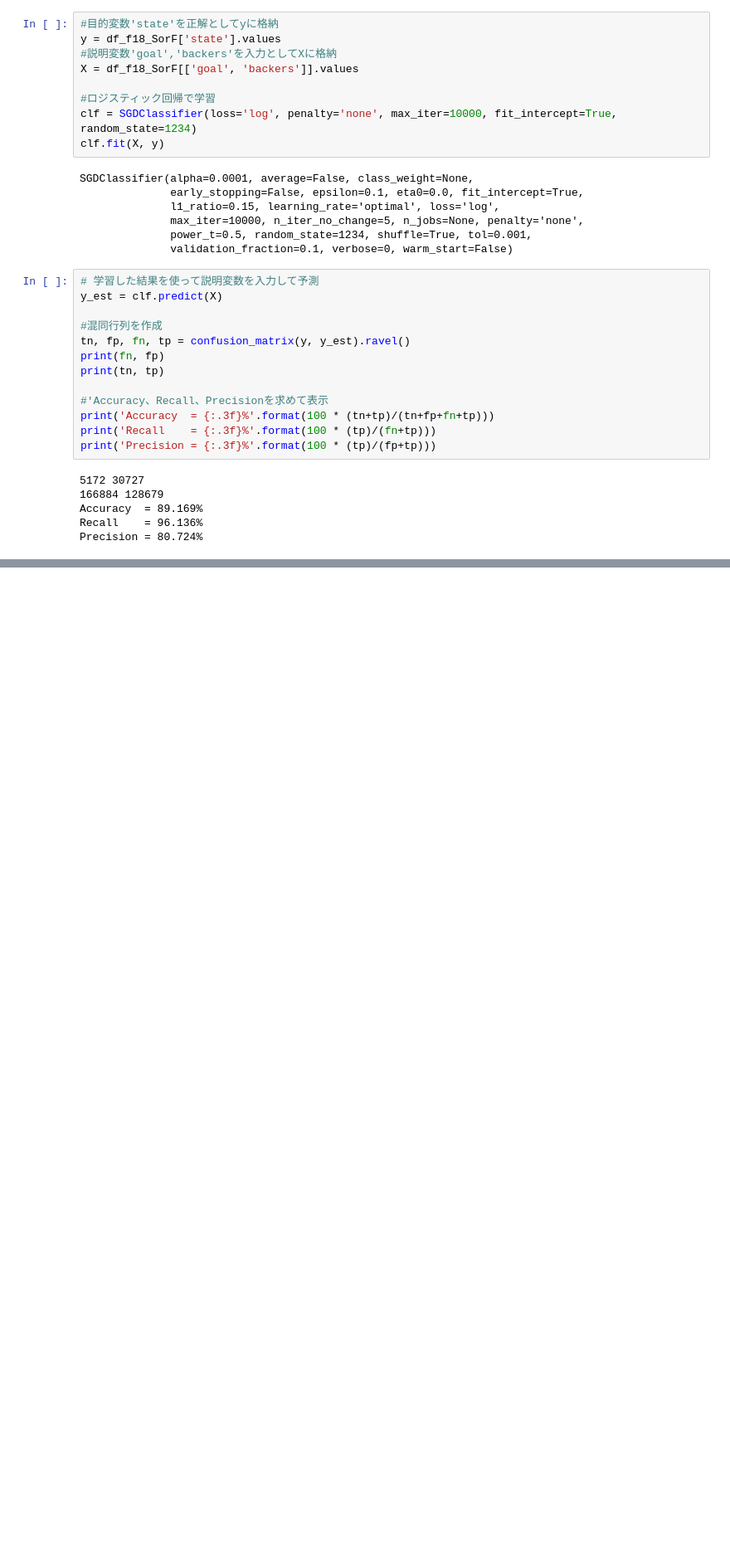
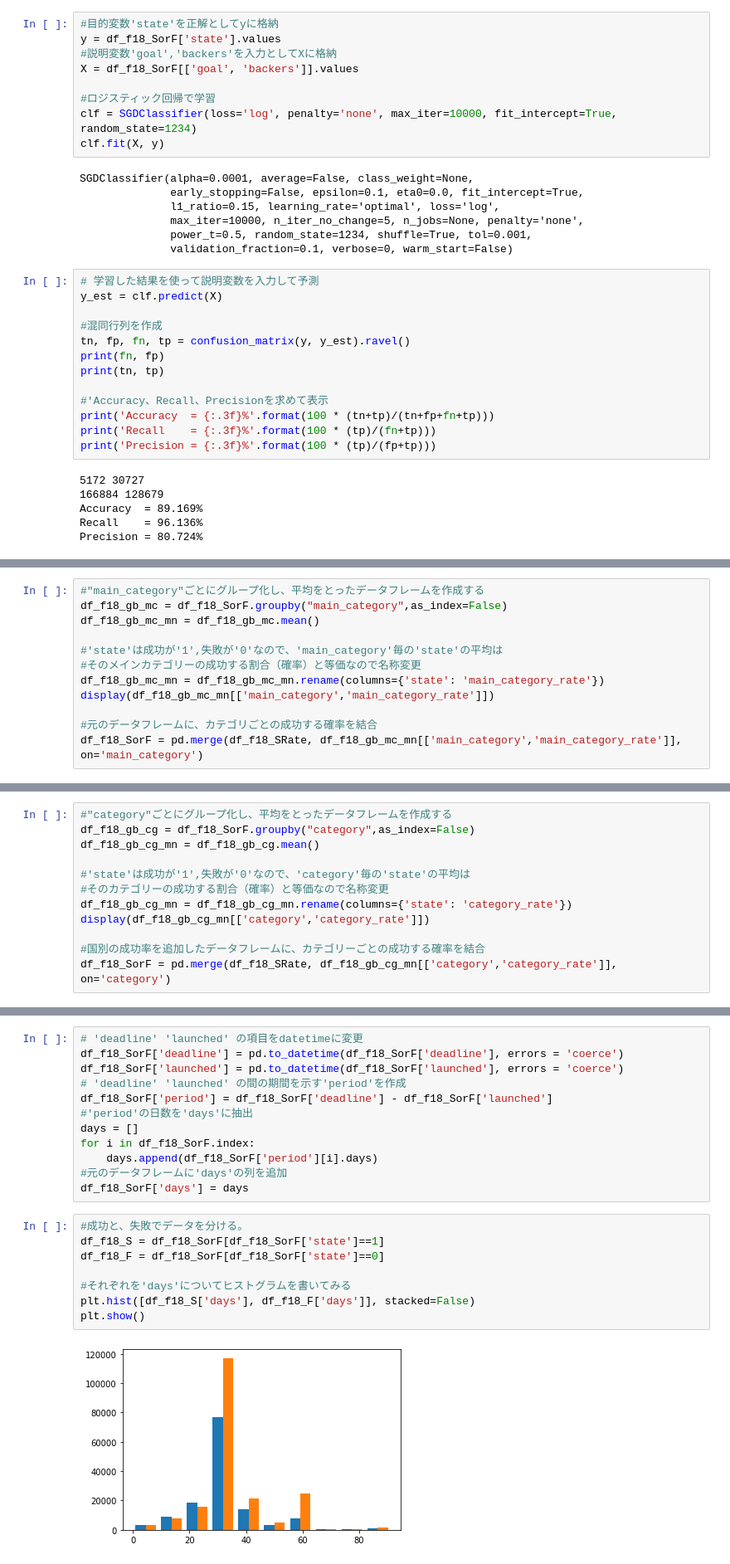
Before and after one commit to CentralEden/mlStudy, a Jupyter notebook: KickstarterProjects/kickstarter.ipynb, the cells around one changed output, grey strips where cells are left out. Shown: that part at 83% size. Saved outputs shown, nothing was run; the diff lists cells and outputs as text; blank space fills up the shorter version.

```diff
--- a/KickstarterProjects/kickstarter.ipynb
+++ b/KickstarterProjects/kickstarter.ipynb
@@ -245,0 +303,12 @@ Precision = 80.724%
+# %%
+#"main_category"ごとにグループ化し、平均をとったデータフレームを作成する
+df_f18_gb_mc = df_f18_SorF.groupby("main_category",as_index=False)
+df_f18_gb_mc_mn = df_f18_gb_mc.mean()
+
+#'state'は成功が'1',失敗が'0'なので、'main_category'毎の'state'の平均は
+#そのメインカテゴリーの成功する割合（確率）と等価なので名称変更
+df_f18_gb_mc_mn = df_f18_gb_mc_mn.rename(columns={'state': 'main_category_rate'})
+display(df_f18_gb_mc_mn[['main_category','main_category_rate']])
+
+#元のデータフレームに、カテゴリごとの成功する確率を結合
+df_f18_SorF = pd.merge(df_f18_SRate, df_f18_gb_mc_mn[['main_category','main_category_rate']], on='main_category')
@@ -245,0 +332,12 @@ Precision = 80.724%
+# %%
+#"category"ごとにグループ化し、平均をとったデータフレームを作成する
+df_f18_gb_cg = df_f18_SorF.groupby("category",as_index=False)
+df_f18_gb_cg_mn = df_f18_gb_cg.mean()
+
+#'state'は成功が'1',失敗が'0'なので、'category'毎の'state'の平均は
+#そのカテゴリーの成功する割合（確率）と等価なので名称変更
+df_f18_gb_cg_mn = df_f18_gb_cg_mn.rename(columns={'state': 'category_rate'})
+display(df_f18_gb_cg_mn[['category','category_rate']])
+
+#国別の成功率を追加したデータフレームに、カテゴリーごとの成功する確率を結合
+df_f18_SorF = pd.merge(df_f18_SRate, df_f18_gb_cg_mn[['category','category_rate']], on='category')
@@ -245,0 +358,22 @@ Precision = 80.724%
+# %%
+# 'deadline' 'launched' の項目をdatetimeに変更
+df_f18_SorF['deadline'] = pd.to_datetime(df_f18_SorF['deadline'], errors = 'coerce')
+df_f18_SorF['launched'] = pd.to_datetime(df_f18_SorF['launched'], errors = 'coerce')
+# 'deadline' 'launched' の間の期間を示す'period'を作成
+df_f18_SorF['period'] = df_f18_SorF['deadline'] - df_f18_SorF['launched']
+#'period'の日数を'days'に抽出
+days = []
+for i in df_f18_SorF.index:
+    days.append(df_f18_SorF['period'][i].days)
+#元のデータフレームに'days'の列を追加
+df_f18_SorF['days'] = days
+# %%
+#成功と、失敗でデータを分ける。
+df_f18_S = df_f18_SorF[df_f18_SorF['state']==1]
+df_f18_F = df_f18_SorF[df_f18_SorF['state']==0]
+
+#それぞれを'days'についてヒストグラムを書いてみる
+plt.hist([df_f18_S['days'], df_f18_F['days']], stacked=False)
+plt.show()
+# %% [output]
+[figure, added]
```
Also changed, not shown: parts of 7 cells of this notebook.
